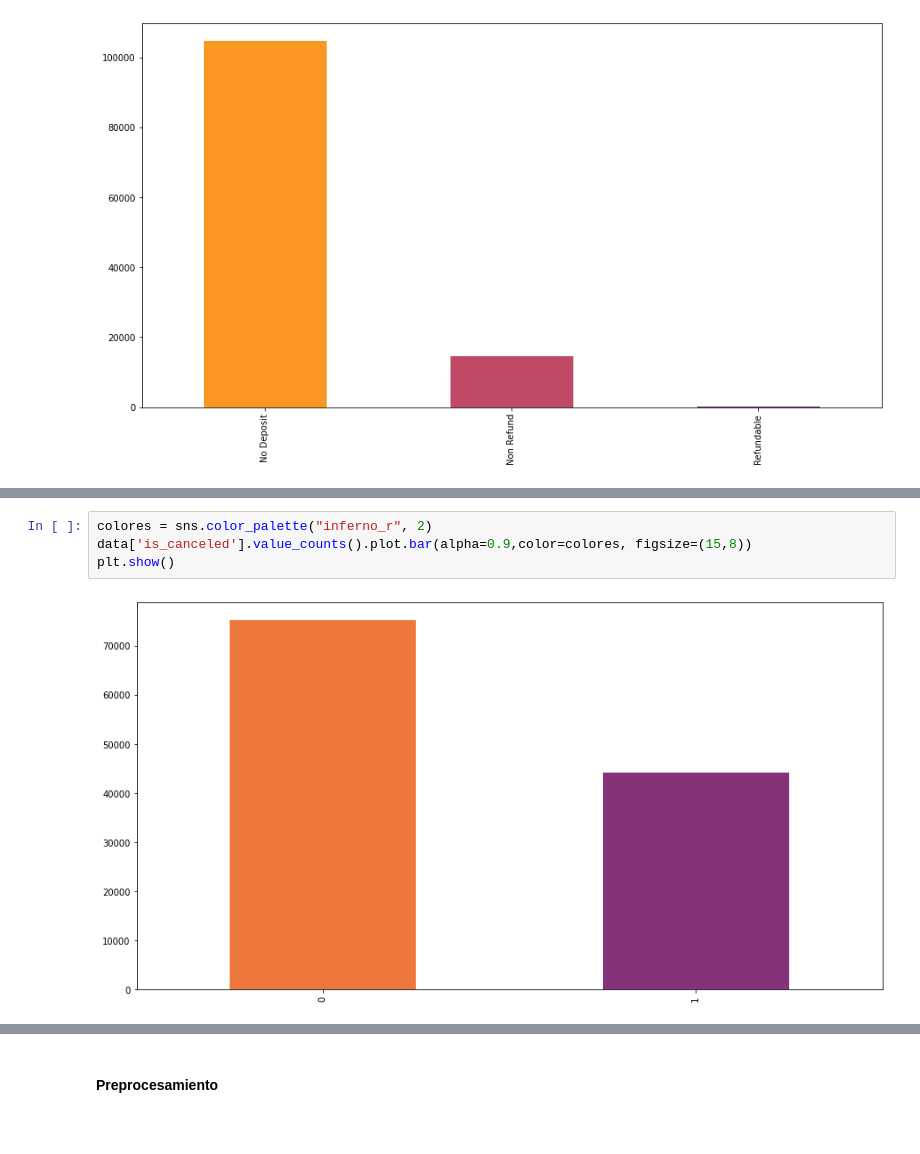
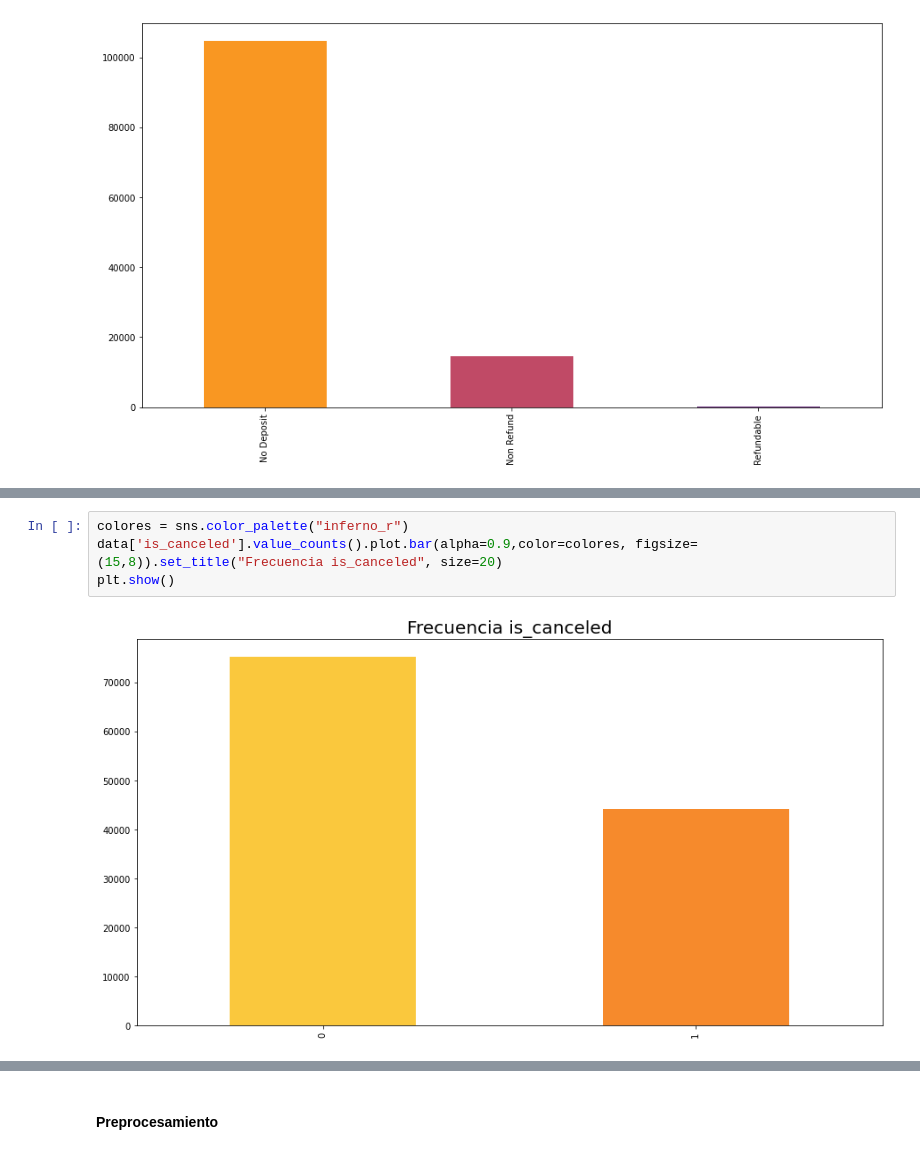
Before and after one commit to 1gnacio/orgadatos-collab-tp2, a Jupyter notebook: TP2.ipynb, the cells around one changed output, grey strips where cells are left out. Cells and saved outputs as stored; diff of their text form; blank space fills up the shorter version.

```diff
--- a/TP2.ipynb
+++ b/TP2.ipynb
@@ -1214,6 +1366,6 @@ plt.show()
 # %%
-colores = sns.color_palette("inferno_r", 2)
-data['is_canceled'].value_counts().plot.bar(alpha=0.9,color=colores, figsize=(15,8))
+colores = sns.color_palette("inferno_r")
+data['is_canceled'].value_counts().plot.bar(alpha=0.9,color=colores, figsize=(15,8)).set_title("Frecuencia is_canceled", size=20)
 plt.show()
 # %% [output]
-[figure, old version]
+[figure, new version]
```
Also changed, not shown: parts of 104 cells of this notebook.
